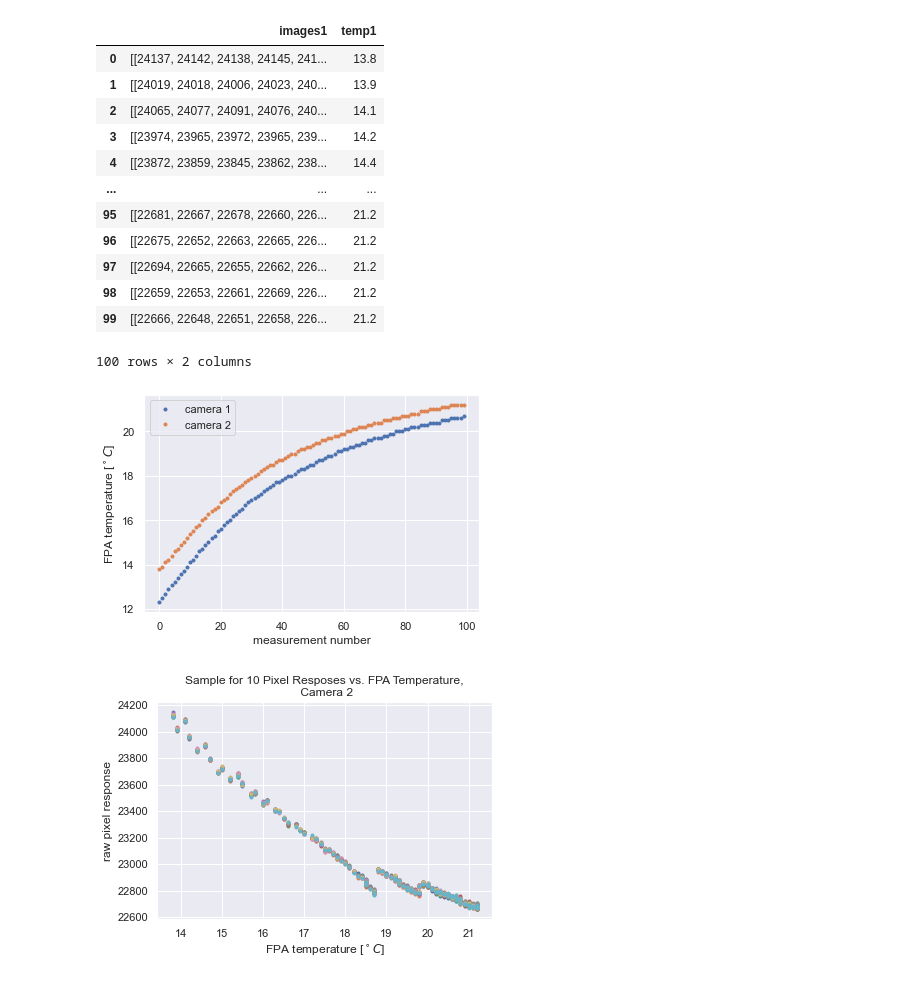
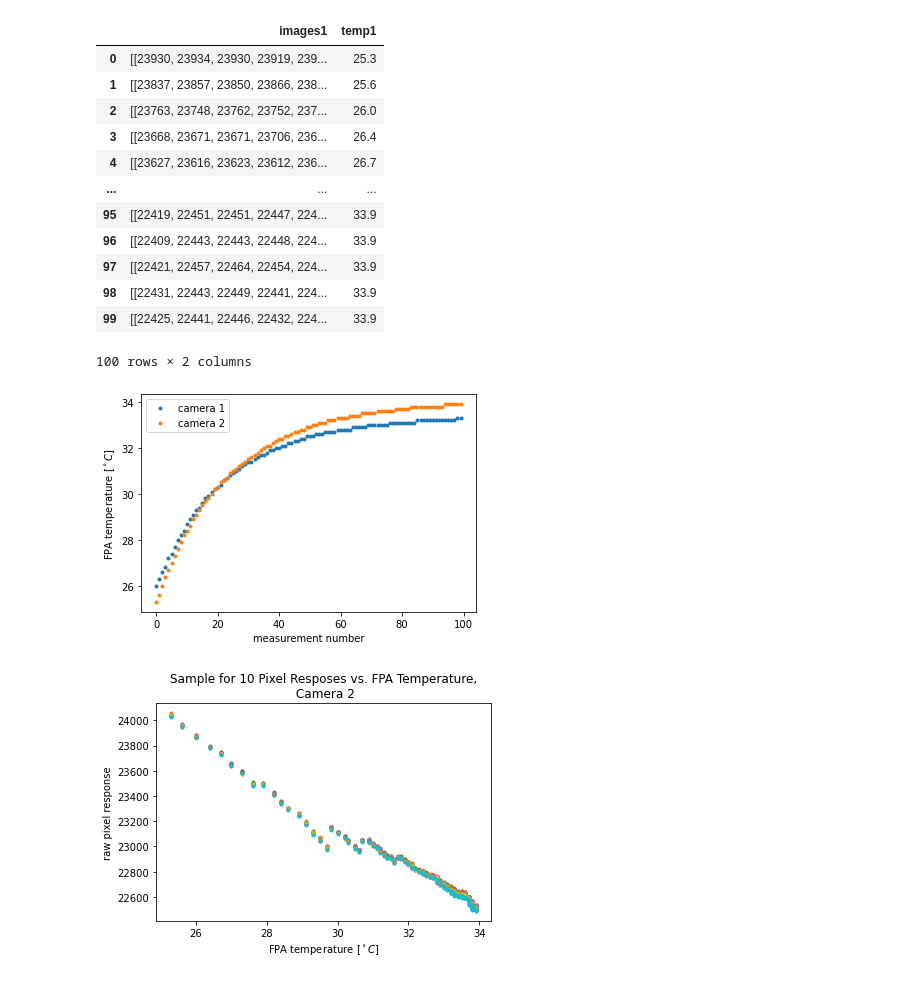
Before and after one commit to Polarization-Lab/IRCSP, a Jupyter notebook: calibration/NUC/compute_NUC.ipynb, the cells around one changed output. Saved outputs shown, nothing was run; the diff lists cells and outputs as text; code cells hidden in the pictures.

```diff
--- a/calibration/NUC/compute_NUC.ipynb
+++ b/calibration/NUC/compute_NUC.ipynb
@@ -8,15 +8,11 @@ from scipy.optimize import curve_fit
 import scipy
 
 from NUC_functions import create_NUC_df, collapse_df,compile_NUC_matrix_input,calc_NUC_coef
-
-# Seaborn for plotting and styling
-import seaborn as sns
-sns.set_theme()
 # %%
 #choose filepath to desired data
-path = '/Users/kirahart/Dropbox/GitHub/IRCSP2_data/NUC/dec15/'
-cal_file1 = 'cam1hot.h5'
-cal_file2 = 'cam2hot.h5'
+path = 'C:\\Users\\khart\Documents\\IRCSP2_data\calibration_data\LUT\\2221\\long_exposure\\'
+cal_file1 = 'cam1_50.0c.h5'
+cal_file2 = 'cam2_50.0c.h5'
 # %%
 #will create a df and print the names of the keys in the original hdf5 file
 df1 = create_NUC_df(path,cal_file1)
@@ -24,17 +20,17 @@ df2 = create_NUC_df(path,cal_file2)
 df2
 # %% [output]
 |  | images1 | temp1 |
-| 0 | [[24137, 24142, 24138, 24145, 241... | 13.8 |
-| 1 | [[24019, 24018, 24006, 24023, 240... | 13.9 |
-| 2 | [[24065, 24077, 24091, 24076, 240... | 14.1 |
-| 3 | [[23974, 23965, 23972, 23965, 239... | 14.2 |
-| 4 | [[23872, 23859, 23845, 23862, 238... | 14.4 |
+| 0 | [[23930, 23934, 23930, 23919, 239... | 25.3 |
+| 1 | [[23837, 23857, 23850, 23866, 238... | 25.6 |
+| 2 | [[23763, 23748, 23762, 23752, 237... | 26.0 |
+| 3 | [[23668, 23671, 23671, 23706, 236... | 26.4 |
+| 4 | [[23627, 23616, 23623, 23612, 236... | 26.7 |
 | ... | ... | ... |
-| 95 | [[22681, 22667, 22678, 22660, 226... | 21.2 |
-| 96 | [[22675, 22652, 22663, 22665, 226... | 21.2 |
-| 97 | [[22694, 22665, 22655, 22662, 226... | 21.2 |
-| 98 | [[22659, 22653, 22661, 22669, 226... | 21.2 |
-| 99 | [[22666, 22648, 22651, 22658, 226... | 21.2 |
+| 95 | [[22419, 22451, 22451, 22447, 224... | 33.9 |
+| 96 | [[22409, 22443, 22443, 22448, 224... | 33.9 |
+| 97 | [[22421, 22457, 22464, 22454, 224... | 33.9 |
+| 98 | [[22431, 22443, 22449, 22441, 224... | 33.9 |
+| 99 | [[22425, 22441, 22446, 22432, 224... | 33.9 |
 100 rows × 2 columns
 # %%
 #select ROI
@@ -50,7 +46,7 @@ plt.ylabel('FPA temperature [$^\circ C$]')
 plt.legend()
 plt.show()
 # %% [output]
-[figure, old version]
+[figure, new version]
 # %%
 # pixel fit
 def f(T, m, b,rc): # this is your 'straight line' y=f(x)
@@ -59,17 +55,17 @@ def f(T, m, b,rc): # this is your 'straight line' y=f(x)
 # %%
 for j in range(10):
     values = np.zeros(100)
     for i in range(100):
         im = df2['images1'][i];
-        values[i] = im[7+j,10]
+        values[i] = im[150+j,150]
     plt.plot(df2['temp1'],values,'.')
 
 plt.xlabel('FPA temperature [$^\circ C$]')
 plt.ylabel('raw pixel response')
 plt.title('Sample for 10 Pixel Resposes vs. FPA Temperature,\n Camera 2')
 plt.show()
 # %% [output]
-[figure, old version]
+[figure, new version]
 # %%
 bbtemps1 = [];bbtemps2 = []; temps1 =[];temps2 = []; images1 =[]; images2 = [];
 
```
Also changed, not shown: parts of 8 cells of this notebook, 2 other files.
